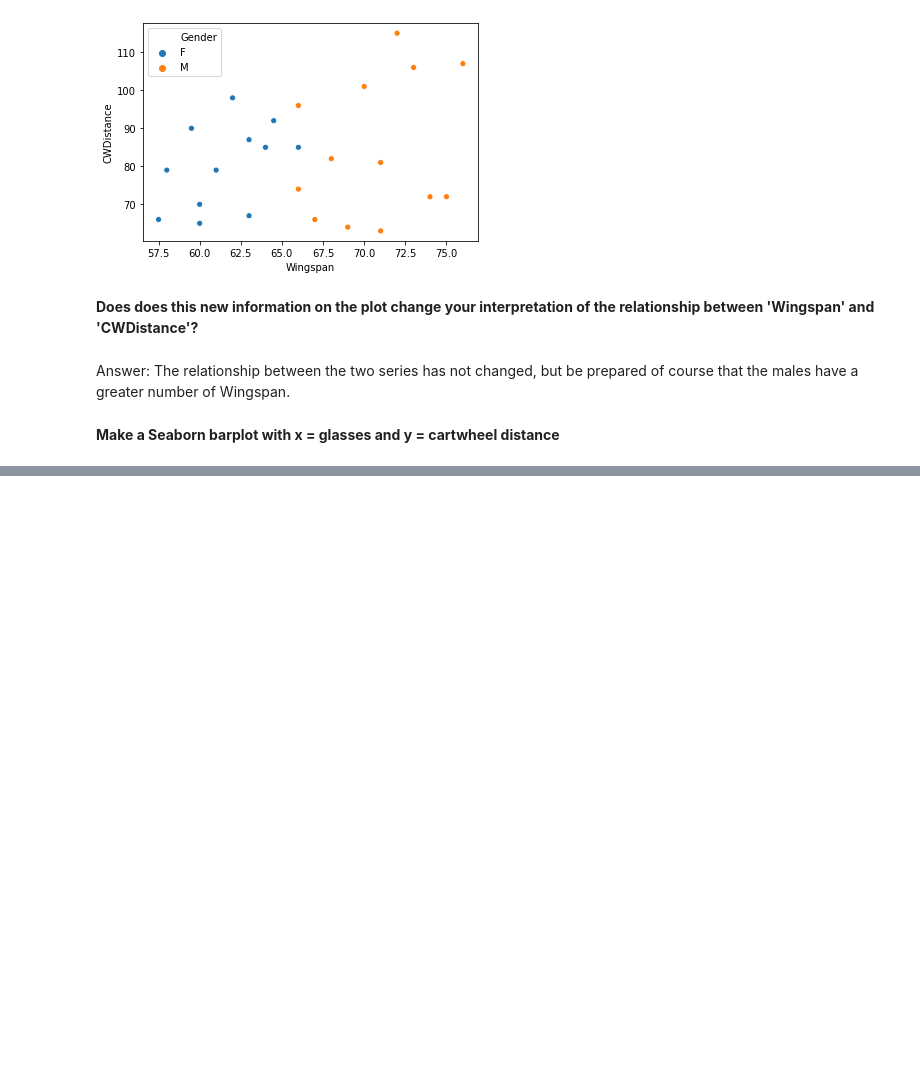
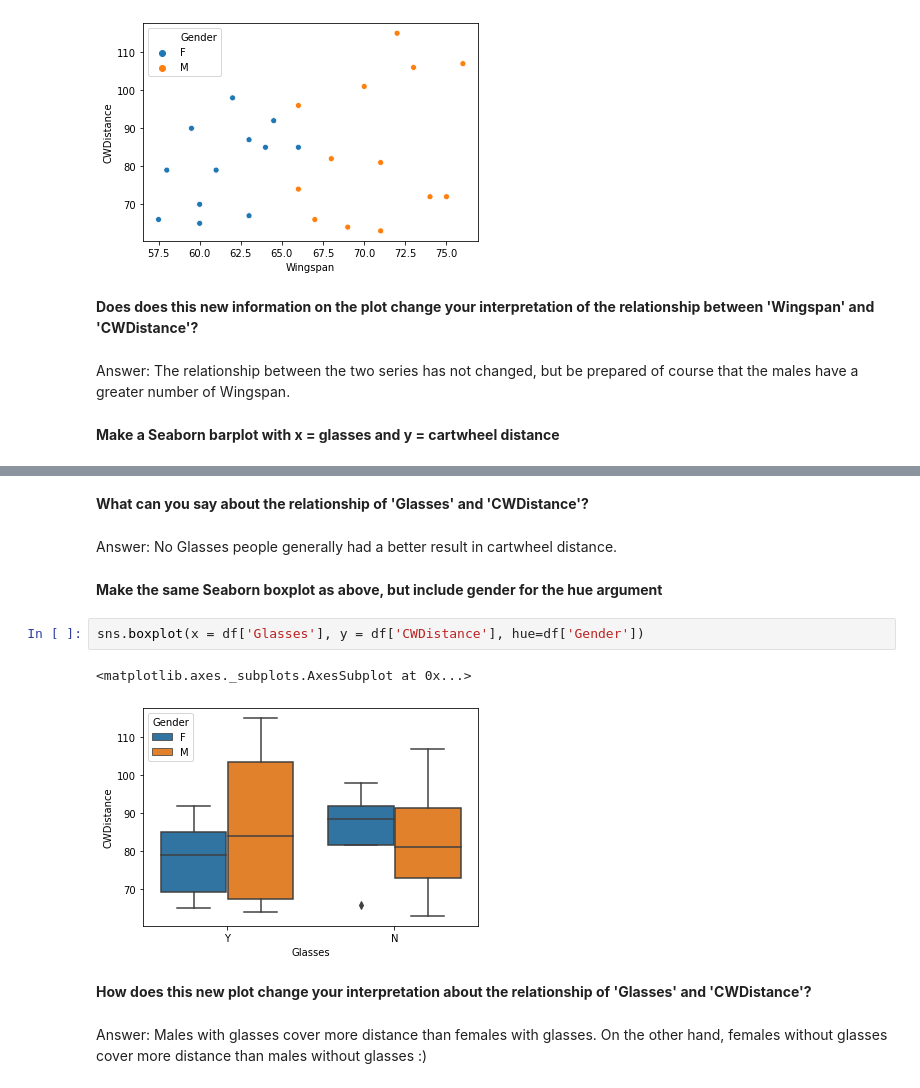
Before and after one commit to LeonardoSMSoares/Statistics-with-Python-Specialization, a Jupyter notebook: C01 - Week3f - Assessment Multivariate Analysis.ipynb, the cells around one changed output, grey strips where cells are left out. Drawn from its saved outputs; the diff is of its cells as text; blank space fills up the shorter version.

```diff
--- a/C01 - Week3f - Assessment Multivariate Analysis.ipynb
+++ b/C01 - Week3f - Assessment Multivariate Analysis.ipynb
@@ -79,0 +85,15 @@ Answer: The relationship between the two series has not changed, but be prepared
+# %% [markdown]
+**What can you say about the relationship of 'Glasses' and 'CWDistance'?**
+# %% [markdown]
+Answer: No Glasses people generally had a better result in cartwheel distance.
+# %% [markdown]
+**Make the same Seaborn boxplot as above, but include gender for the hue argument**
+# %%
+sns.boxplot(x = df['Glasses'], y = df['CWDistance'], hue=df['Gender'])
+# %% [output]
+<matplotlib.axes._subplots.AxesSubplot at 0x...>
+[figure, added]
+# %% [markdown]
+**How does this new plot change your interpretation about the relationship of 'Glasses' and 'CWDistance'?**
+# %% [markdown]
+Answer: Males with glasses cover more distance than females with glasses. On the other hand, females without glasses cover more distance than males without glasses :)
```
Also changed, not shown: parts of 2 cells of this notebook, 2 other files.
